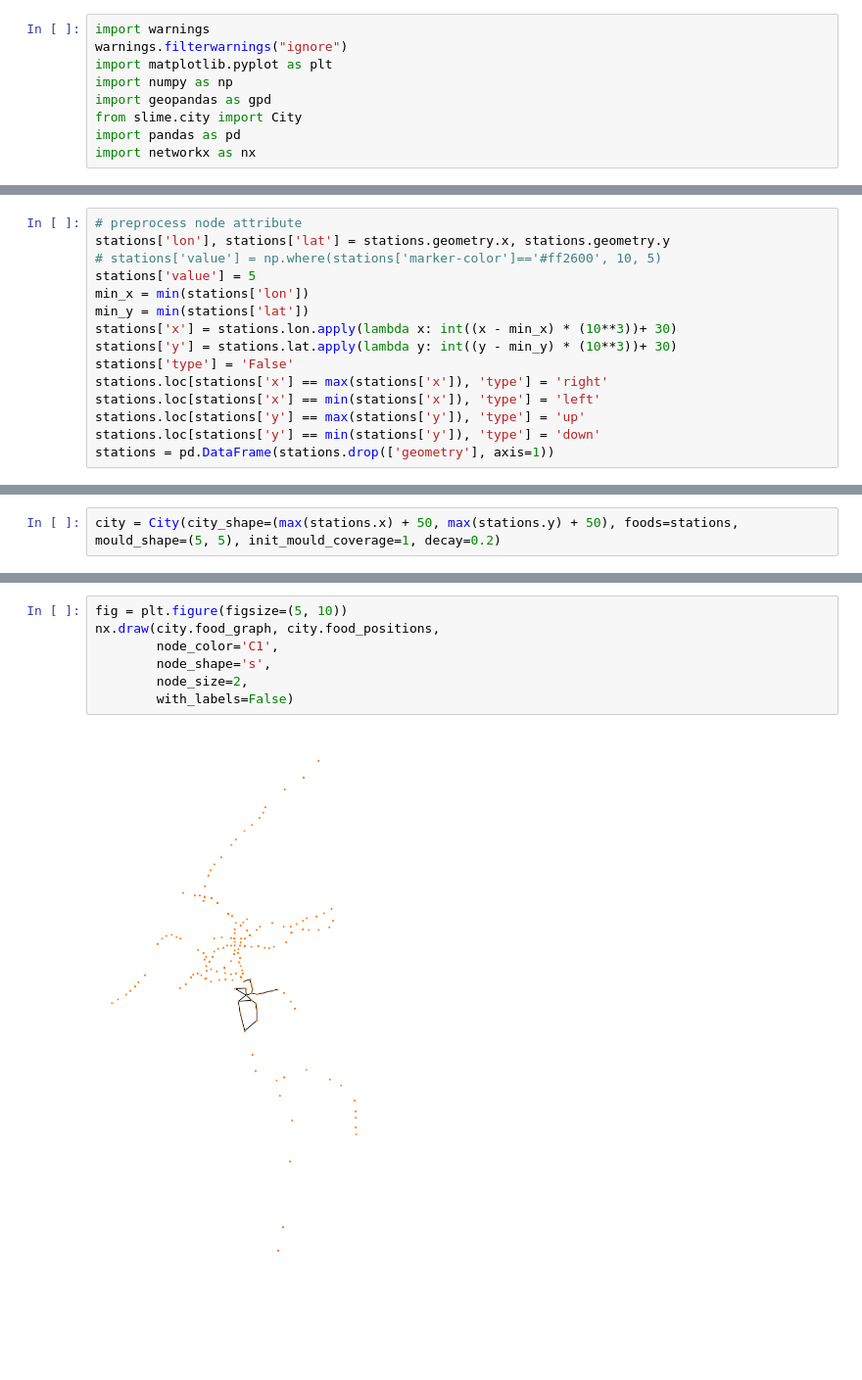
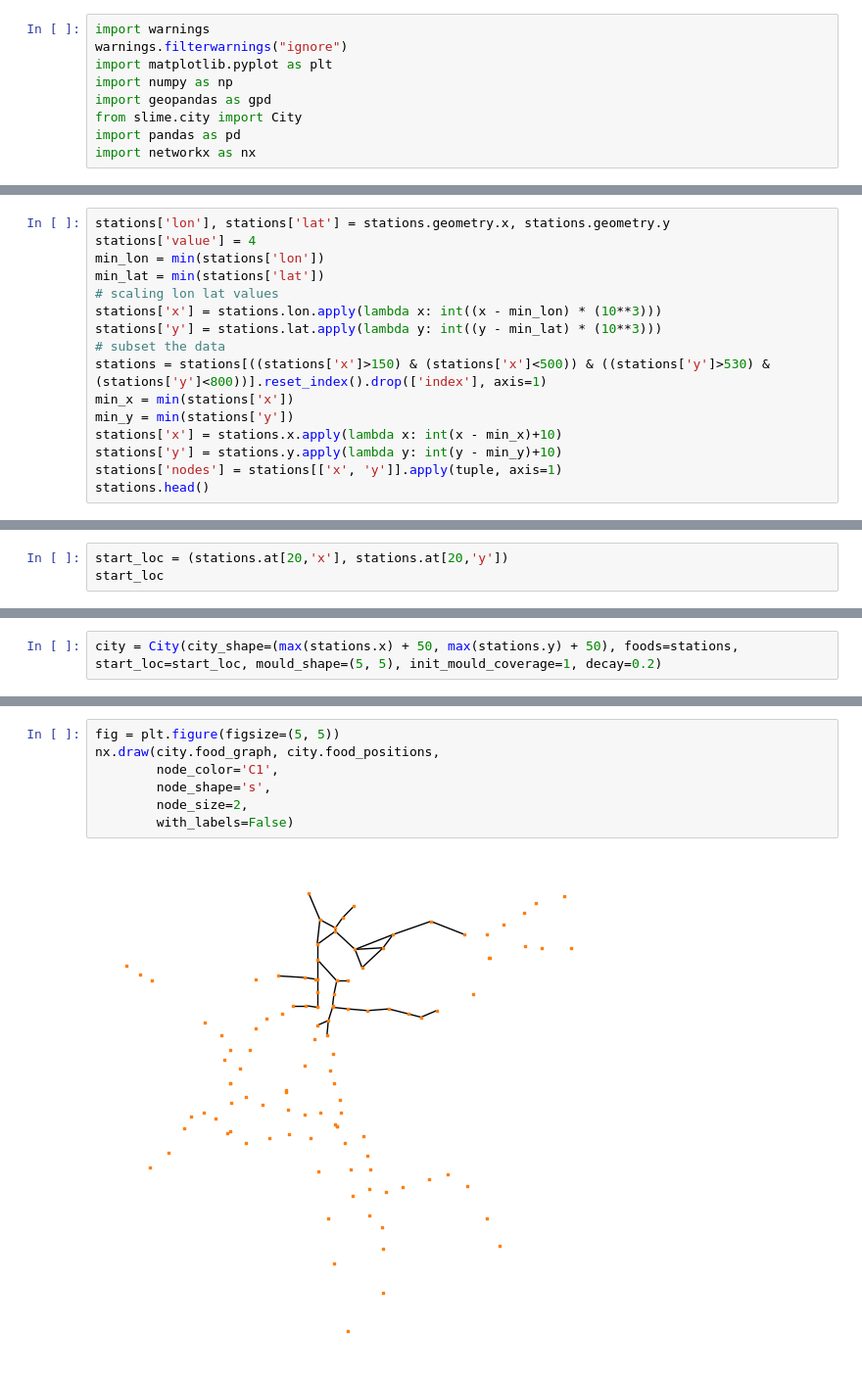
Before and after one commit to MoeBuTa/SlimeMould, a Jupyter notebook: slime.ipynb, the cells around one changed output, grey strips where cells are left out. Shown at 98% size. Drawn from its saved outputs; the diff is of its cells as text; blank space fills up the shorter version.

Commit message:
try to create the original graph

```diff
--- a/slime.ipynb
+++ b/slime.ipynb
@@ -24,15 +31,16 @@ plt.show()
 # %%
-# preprocess node attribute
 stations['lon'], stations['lat'] = stations.geometry.x, stations.geometry.y
-# stations['value'] = np.where(stations['marker-color']=='#ff2600', 10, 5)
-stations['value'] = 5
-min_x = min(stations['lon'])
-min_y = min(stations['lat'])
-stations['x'] = stations.lon.apply(lambda x: int((x - min_x) * (10**3))+ 30)
-stations['y'] = stations.lat.apply(lambda y: int((y - min_y) * (10**3))+ 30)
-stations['type'] = 'False'
-stations.loc[stations['x'] == max(stations['x']), 'type'] = 'right'
-stations.loc[stations['x'] == min(stations['x']), 'type'] = 'left'
-stations.loc[stations['y'] == max(stations['y']), 'type'] = 'up'
-stations.loc[stations['y'] == min(stations['y']), 'type'] = 'down'
-stations = pd.DataFrame(stations.drop(['geometry'], axis=1))
+stations['value'] = 4
+min_lon = min(stations['lon'])
+min_lat = min(stations['lat'])
+# scaling lon lat values
+stations['x'] = stations.lon.apply(lambda x: int((x - min_lon) * (10**3)))
+stations['y'] = stations.lat.apply(lambda y: int((y - min_lat) * (10**3)))
+# subset the data
+stations = stations[((stations['x']>150) & (stations['x']<500)) & ((stations['y']>530) & (stations['y']<800))].reset_index().drop(['index'], axis=1)
+min_x = min(stations['x'])
+min_y = min(stations['y'])
+stations['x'] = stations.x.apply(lambda x: int(x - min_x)+10)
+stations['y'] = stations.y.apply(lambda y: int(y - min_y)+10)
+stations['nodes'] = stations[['x', 'y']].apply(tuple, axis=1)
+stations.head()
@@ -59,0 +69,3 @@ stations.head()
+# %%
+start_loc = (stations.at[20,'x'], stations.at[20,'y'])
+start_loc
@@ -60,2 +74,2 @@ stations.head()
 # %%
-city = City(city_shape=(max(stations.x) + 50, max(stations.y) + 50), foods=stations, mould_shape=(5, 5), init_mould_coverage=1, decay=0.2)
+city = City(city_shape=(max(stations.x) + 50, max(stations.y) + 50), foods=stations, start_loc=start_loc, mould_shape=(5, 5), init_mould_coverage=1, decay=0.2)
@@ -86,12 +98,12 @@ plt.show()
 # %%
-fig = plt.figure(figsize=(5, 10))
+fig = plt.figure(figsize=(5, 5))
 nx.draw(city.food_graph, city.food_positions,
         node_color='C1',
         node_shape='s',
         node_size=2,
         with_labels=False)
 # %% [output]
-[figure, old version]
+[figure, new version]
 # %%
 city.animate(frames=500, interval=100, filename="output/test3.gif")
 plt.show()
```
Also changed, not shown: parts of 20 cells of this notebook, 4 other files.
